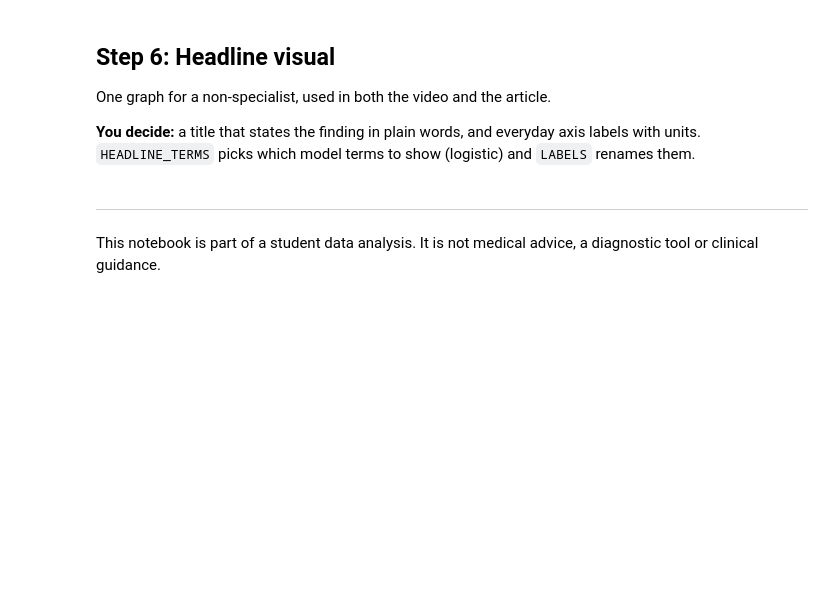
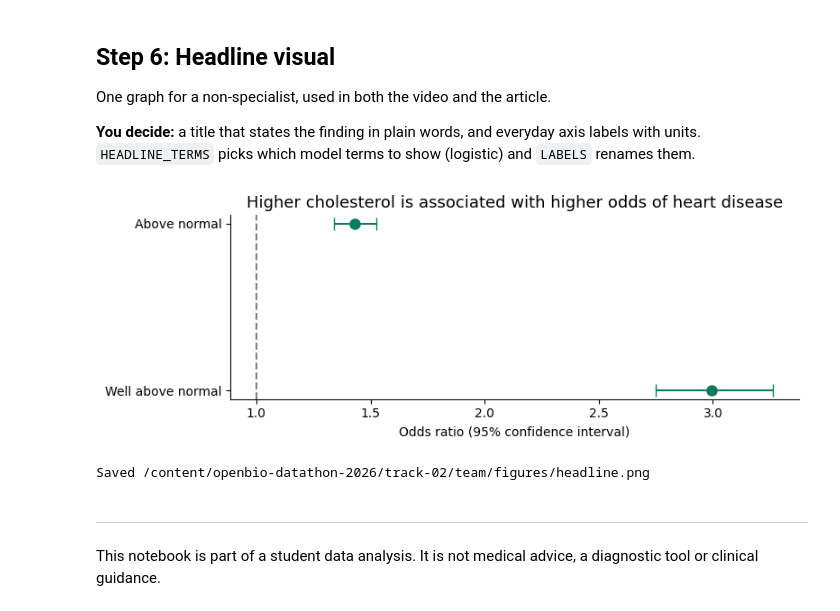
Before and after one commit to ankit010798verma/HeartBeat-OpenDatathon, a Jupyter notebook: track-02/team/notebooks/02_analysis.ipynb, the cells around one changed output. Drawn from its saved outputs; the diff is of its cells as text; code cells hidden in the pictures; blank space fills up the shorter version.

```diff
--- a/track-02/team/notebooks/02_analysis.ipynb
+++ b/track-02/team/notebooks/02_analysis.ipynb
@@ -287,11 +287,17 @@ One graph for a non-specialist, used in both the video and the article.
 
 **You decide:** a title that states the finding in plain words, and everyday axis labels with units. `HEADLINE_TERMS` picks which model terms to show (logistic) and `LABELS` renames them.
 # %%
-HEADLINE_TITLE = None    # e.g. "Higher cholesterol is linked to higher odds of heart disease in women"
-X_LABEL = None
-Y_LABEL = None
-HEADLINE_TERMS = None    # logistic only: list of terms from the OR table, or None for all
-LABELS = {}              # e.g. {"age_years": "Age (per year)"}
+HEADLINE_TITLE = "Higher cholesterol is associated with higher odds of heart disease"
+X_LABEL = "Odds ratio (95% confidence interval)"
+Y_LABEL = "Cholesterol level"
+HEADLINE_TERMS = [
+    "cholesterol_level: above normal",
+    "cholesterol_level: well above normal"
+]
+LABELS = {
+    "cholesterol_level: above normal": "Above normal",
+    "cholesterol_level: well above normal": "Well above normal"
+}
 
 if READY and result is not None:
     if HEADLINE_TITLE is None:
@@ -301,33 +307,36 @@ if READY and result is not None:
         t = table if HEADLINE_TERMS is None else table.loc[HEADLINE_TERMS]
         fig.set_size_inches(8, max(3, 1.5 + 0.7 * len(t)))
         y = np.arange(len(t))[::-1]
         ax.errorbar(t["OR"], y, xerr=[t["OR"] - t["CI low"], t["CI high"] - t["OR"]],
                     fmt="o", markersize=8, capsize=5, color="#0b7a5e")
         ax.axvline(1, color="grey", linestyle="--")
         ax.set_yticks(y, [LABELS.get(i, i) for i in t.index])
         ax.set_xlabel(X_LABEL or "Odds ratio (95% confidence interval)")
     elif len(PREDICTORS) == 1 and not PREDICTORS[0].startswith("C("):
         ax.scatter(sample[x], sample[OUTCOME], s=6, alpha=0.2, color="grey")
         ax.plot(grid[x], band["mean"], color="#0b7a5e", linewidth=2.5)
         ax.fill_between(grid[x], band["mean_ci_lower"], band["mean_ci_upper"], color="#0b7a5e", alpha=0.25)
         ax.set_xlabel(X_LABEL or x)
         ax.set_ylabel(Y_LABEL or OUTCOME)
     else:
         t = table.drop(index="Intercept")
         fig.set_size_inches(8, max(3, 1.5 + 0.7 * len(t)))
         y = np.arange(len(t))[::-1]
         ax.errorbar(t["Slope"], y, xerr=[t["Slope"] - t["CI low"], t["CI high"] - t["Slope"]],
                     fmt="o", markersize=8, capsize=5, color="#0b7a5e")
         ax.axvline(0, color="grey", linestyle="--")
         ax.set_yticks(y, [LABELS.get(i, i) for i in t.index])
         ax.set_xlabel(X_LABEL or f"Change in {OUTCOME} per unit (95% confidence interval)")
     ax.set_title(HEADLINE_TITLE or "Add a title that states your finding", fontsize=13)
     for side in ("top", "right"):
         ax.spines[side].set_visible(False)
     plt.tight_layout()
     fig.savefig(FIGURES / "headline.png", dpi=300)
     plt.show()
     print("Saved", FIGURES / "headline.png")
+# %% [output]
+[figure, added]
+Saved /content/openbio-datathon-2026/track-02/team/figures/headline.png
 # %% [markdown]
 ---
 
```
Also changed, not shown: parts of 1 cell of this notebook.
